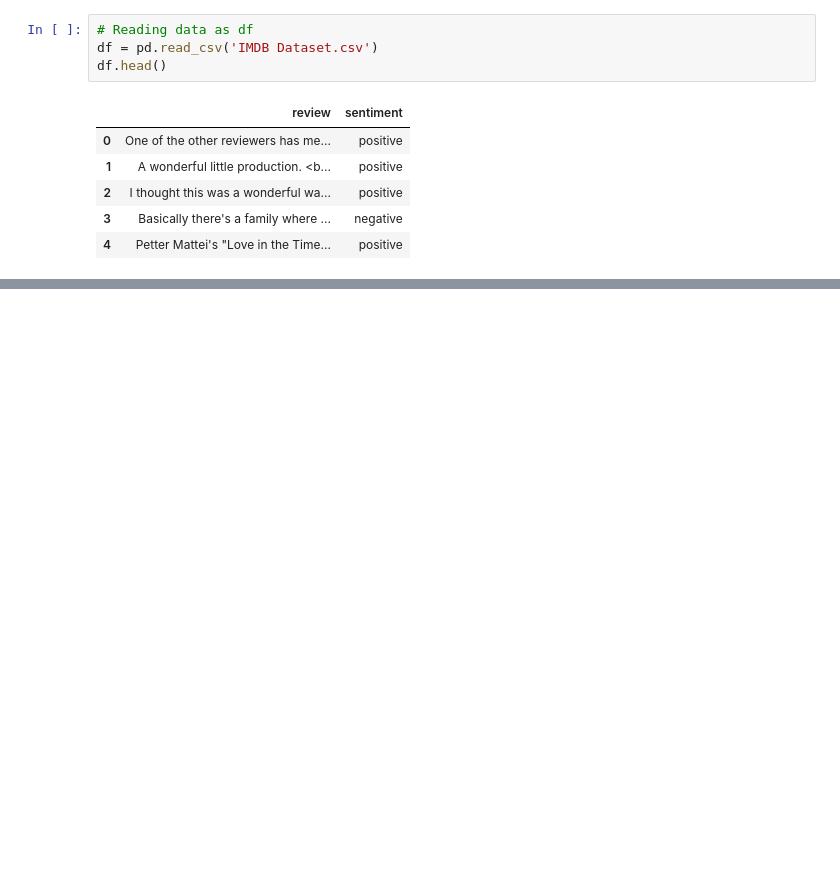
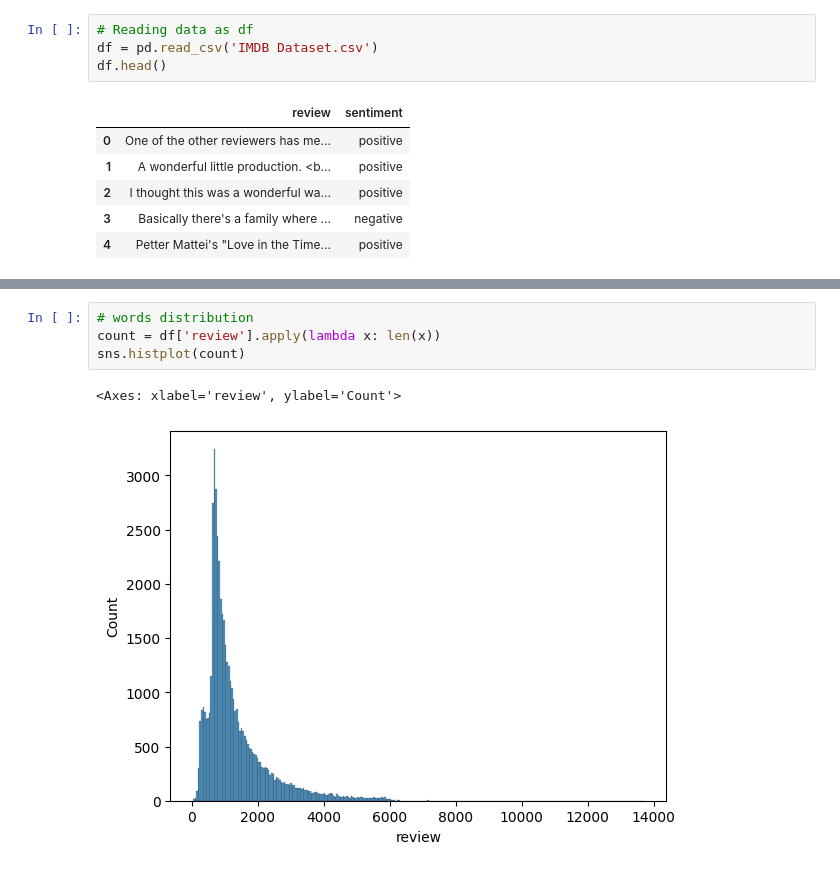
Before and after one commit to j220493/IMDBMovieSentimentClassification, a Jupyter notebook: DataCleaning.ipynb, the cells around one changed output, grey strips where cells are left out. Cells and saved outputs as stored; diff of their text form; blank space fills up the shorter version.

```diff
--- a/DataCleaning.ipynb
+++ b/DataCleaning.ipynb
@@ -63,0 +72,7 @@ df.head()
+# %%
+# words distribution
+count = df['review'].apply(lambda x: len(x))
+sns.histplot(count)
+# %% [output]
+<Axes: xlabel='review', ylabel='Count'>
+[figure, added]
```
Also changed, not shown: parts of 7 cells of this notebook.
